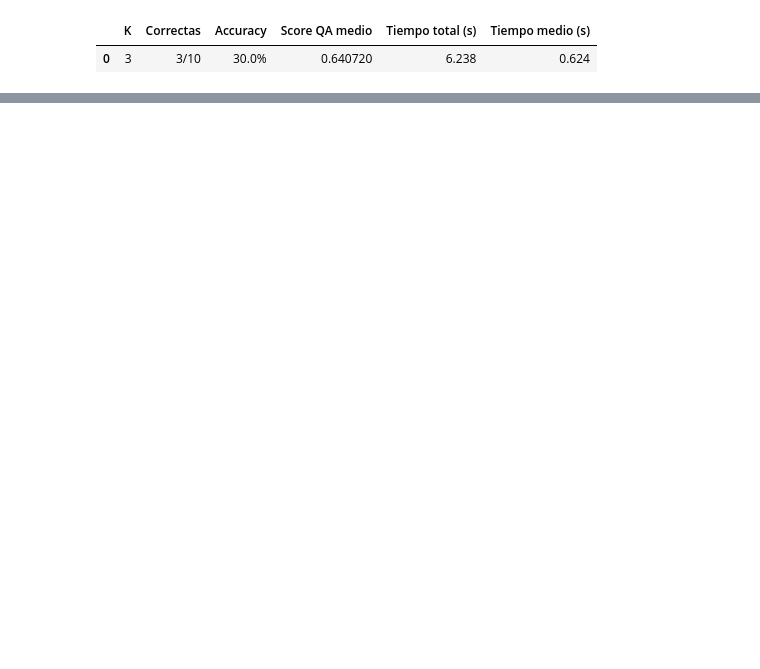
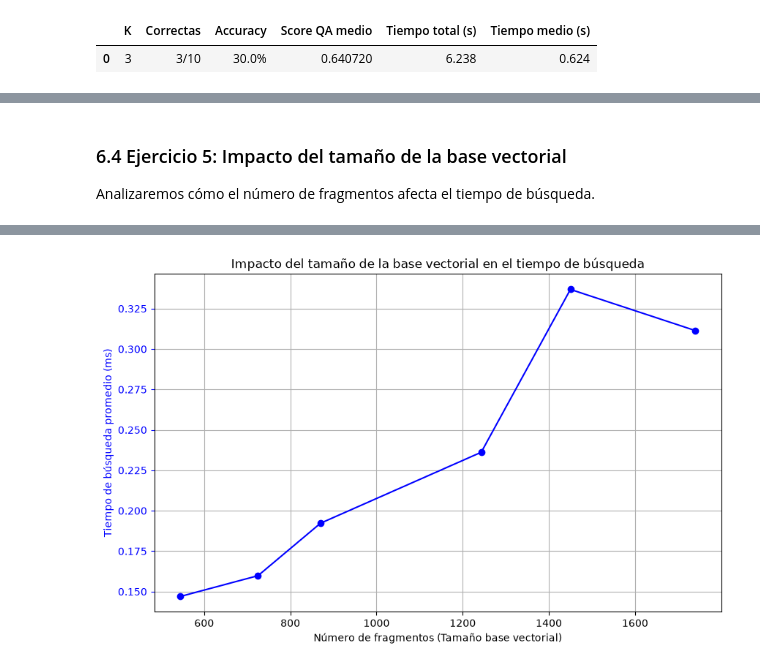
Before and after one commit to abner-rivas/Laboratorio---ML, a Jupyter notebook: laboratorio_ml_qa.ipynb, the cells around one changed output, grey strips where cells are left out. Cells and saved outputs as stored; diff of their text form; code cells hidden in the pictures; blank space fills up the shorter version.

```diff
--- a/laboratorio_ml_qa.ipynb
+++ b/laboratorio_ml_qa.ipynb
@@ -2753,0 +3085,30 @@ display(pd.DataFrame([{
+# %% [markdown]
+### 6.4 Ejercicio 5: Impacto del tamaño de la base vectorial
+
+Analizaremos cómo el número de fragmentos afecta el tiempo de búsqueda.
+# %%
+import pandas as pd
+import matplotlib.pyplot as plt
+
+df_ejercicios = pd.DataFrame(resultados_ejercicios)
+display(df_ejercicios.style.format({
+    "accuracy": "{:.1%}",
+    "tiempo_emb": "{:.3f}s",
+    "tiempo_idx": "{:.4f}s",
+    "tiempo_busqueda_prom_ms": "{:.2f}ms"
+}))
+
+# Gráfico para impacto del tamaño de la base (fragmentos) en el tiempo de búsqueda
+fig, ax1 = plt.subplots(figsize=(10, 6))
+
+df_tamano = df_ejercicios[df_ejercicios["k"] == 3].sort_values("fragmentos").drop_duplicates(subset=["fragmentos"])
+
+ax1.plot(df_tamano["fragmentos"], df_tamano["tiempo_busqueda_prom_ms"], marker='o', color='b', label="Tiempo Búsqueda (ms)")
+ax1.set_xlabel("Número de fragmentos (Tamaño base vectorial)")
+ax1.set_ylabel("Tiempo de búsqueda promedio (ms)", color='b')
+ax1.tick_params('y', colors='b')
+ax1.grid(True)
+
+plt.title("Impacto del tamaño de la base vectorial en el tiempo de búsqueda")
+plt.show()
+# %% [output]
@@ -2753,0 +3126 @@ display(pd.DataFrame([{
+[figure, added]
```
Also changed, not shown: parts of 13 cells of this notebook, 1 other file.
